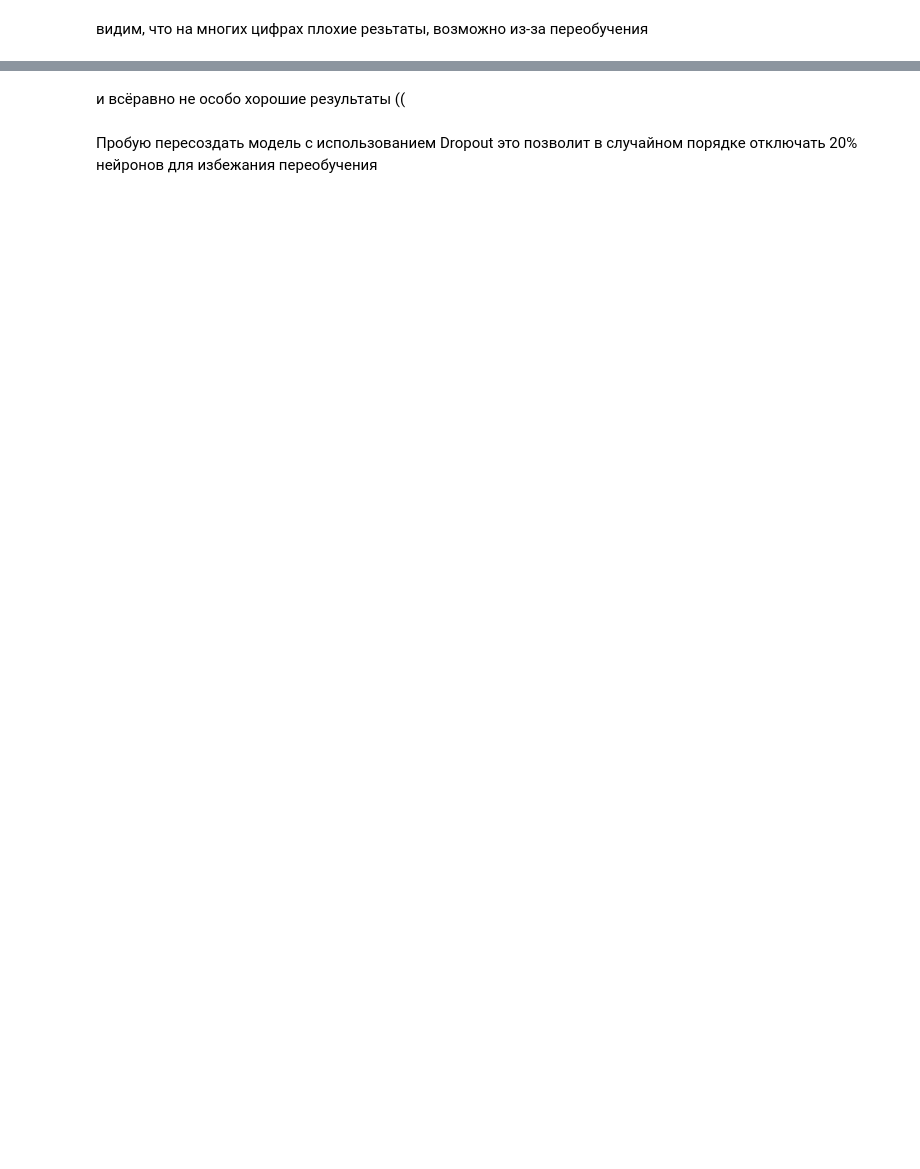
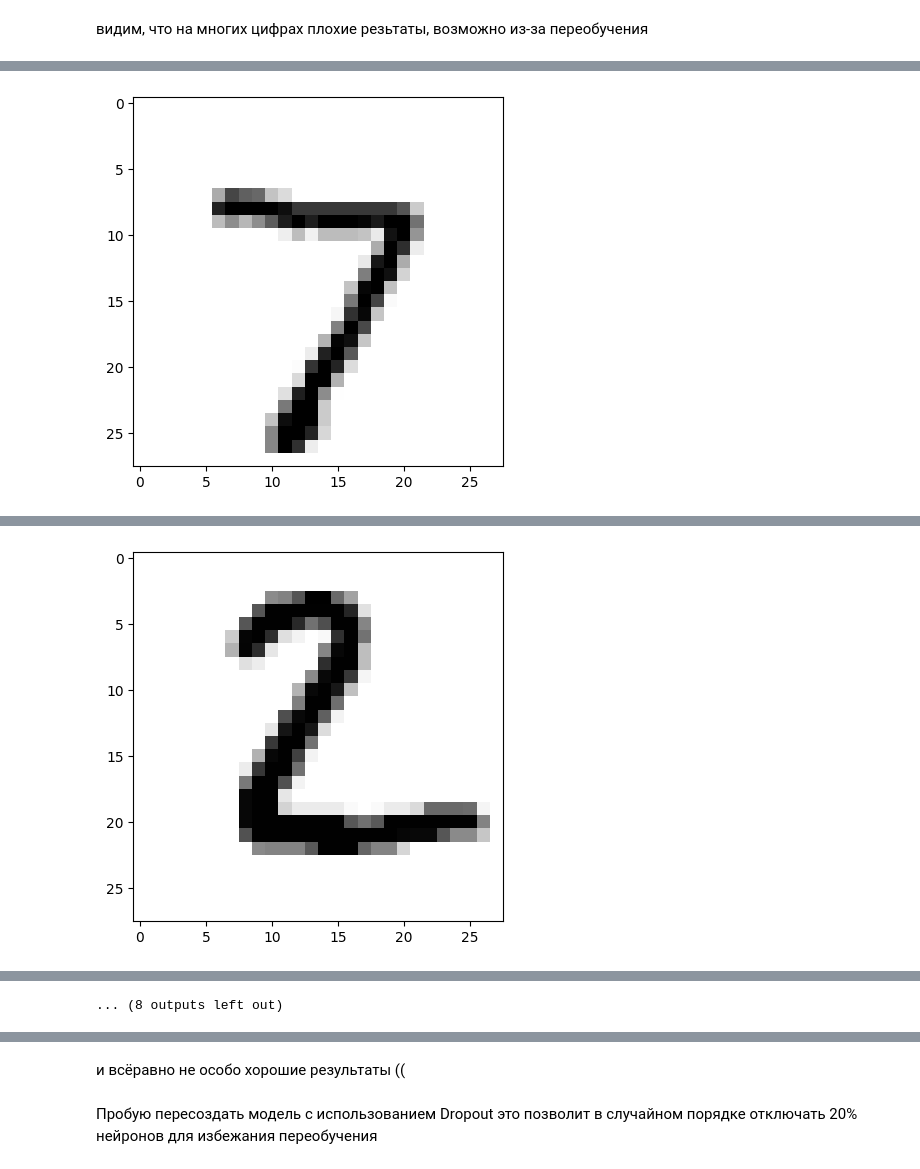
Before and after one commit to kopch02/semestr6, a Jupyter notebook: ML/lab9/lab9.ipynb, the cells around one changed output, grey strips where cells are left out. Cells and saved outputs as stored; diff of their text form; code cells hidden in the pictures; blank space fills up the shorter version.

```diff
--- a/ML/lab9/lab9.ipynb
+++ b/ML/lab9/lab9.ipynb
@@ -127,0 +138,11 @@ print('точность:', test_acc)
+# %%
+test_loss, test_acc = model.evaluate(x_test, y_test)
+print('точность:', test_acc)
+for n_test in range(10):
+    x = np.expand_dims(x_test[n_test], axis=0)
+    predict = model.predict(x)
+    pre = np.argmax(predict)
+    print(pre)
+    plt.imshow(x_test[n_test].reshape(28, 28), cmap=plt.cm.binary)
+    plt.show()
+# %% [output]
@@ -127,0 +153 @@ print('точность:', test_acc)
+[figure, added]
@@ -127,0 +156 @@ print('точность:', test_acc)
+[figure, added]
@@ -127,0 +169 @@ print('точность:', test_acc)
+... (8 outputs left out)
```
Also changed, not shown: parts of 19 cells of this notebook, 10 other files.
